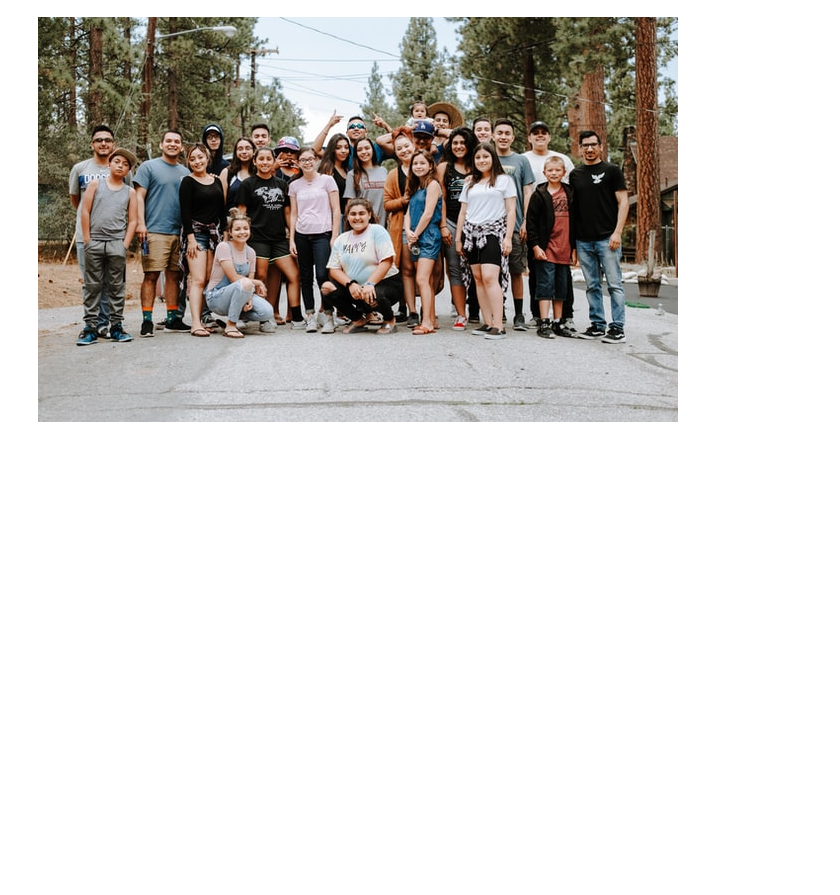
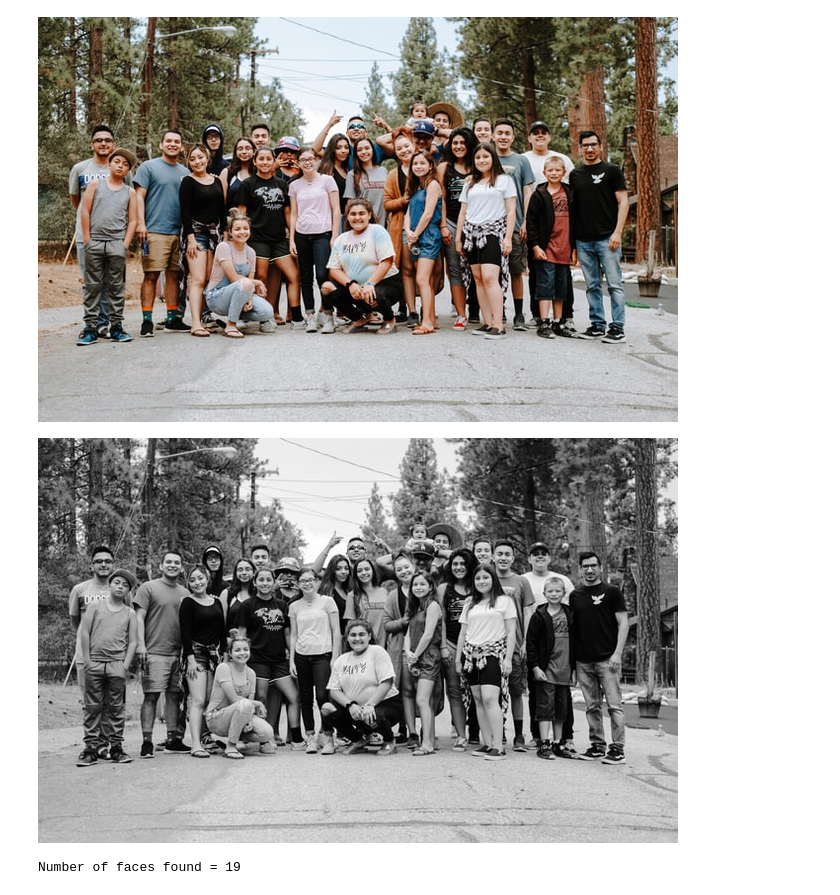
Before and after one commit to yusrizaltomo/uts-pcd-face-detection, a Jupyter notebook: Face_Detection.ipynb, the cells around one changed output. Cells and saved outputs as stored; diff of their text form; code cells hidden in the pictures; blank space fills up the shorter version.

```diff
--- a/Face_Detection.ipynb
+++ b/Face_Detection.ipynb
@@ -19,21 +12,19 @@ img = cv.imread('uts-pcd-face-detection/img/group 1.jpg')
 cv2_imshow(img)
 # %% [output]
 [figure]
+# %%
+gray = cv.cvtColor(img, cv.COLOR_BGR2GRAY)
+cv2_imshow(gray)
+# %% [output]
+[figure, added]
 # %%
-# gray = cv.cvtColor(img, cv.COLOR_BGR2GRAY)
-# cv.imshow('Gray People', gray)
+haar_cascade = cv.CascadeClassifier('uts-pcd-face-detection/haar_face.xml')
 
-# haar_cascade = cv.CascadeClassifier('haar_face.xml')
+faces_rect = haar_cascade.detectMultiScale(gray, scaleFactor=1.1, minNeighbors=1)
 
-# faces_rect = haar_cascade.detectMultiScale(gray, scaleFactor=1.1, minNeighbors=1)
+print(f'Number of faces found = {len(faces_rect)}')
 
-# print(f'Number of faces found = {len(faces_rect)}')
-
-# for (x,y,w,h) in faces_rect:
-#     cv.rectangle(img, (x,y), (x+w,y+h), (0,255,0), thickness=2)
-
-# cv.imshow('Detected Faces', img)
-
-
-
-# cv.waitKey(0)
+for (x,y,w,h) in faces_rect:
+    cv.rectangle(img, (x,y), (x+w,y+h), (0,255,0), thickness=2)
+# %% [output]
+Number of faces found = 19
```
Also changed, not shown: parts of 3 cells of this notebook.
